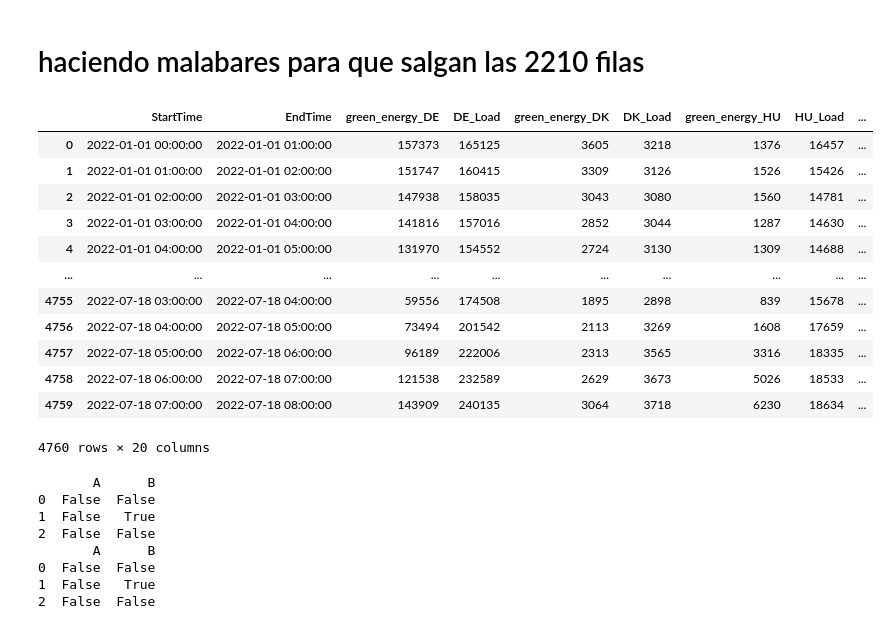
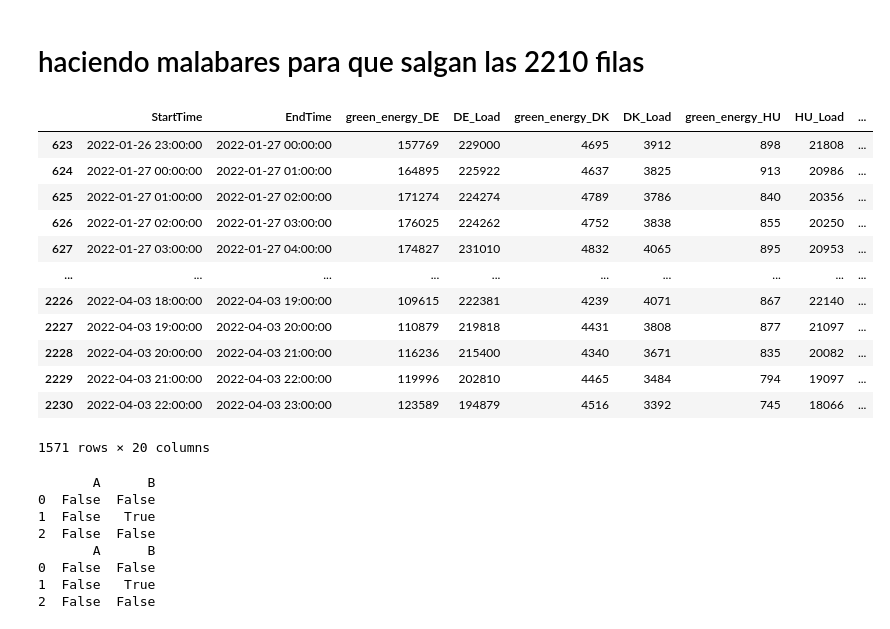
Before and after one commit to arturofredes/SchneiderHackathon_UBEcoFriends, a Jupyter notebook: pruebas.ipynb, the cells around one changed output. Drawn from its saved outputs; the diff is of its cells as text; code cells hidden in the pictures.

```diff
--- a/pruebas.ipynb
+++ b/pruebas.ipynb
@@ -72,26 +72,26 @@ df
 # %%
 folder = r'data\final_data'
 file_name = 'data_def.csv'
 df = pd.read_csv(os.path.join(folder, file_name)) # change your df
 
 df_def_copy = df.copy()
 df_def_copy = df_def_copy.dropna()  # Eliminar filas con nulos
-# df_def_copy = df_def_copy[(df_def_copy != 0).all(axis=1)]  # Eliminar filas con ceros
+df_def_copy = df_def_copy[(df_def_copy != 0).all(axis=1)]  # Eliminar filas con ceros
 df_def_copy
 # %% [output]
 |  | StartTime | EndTime | green_energy_DE | DE_Load | green_energy_DK | DK_Load | green_energy_HU | HU_Load | ... |
-| 0 | 2022-01-01 00:00:00 | 2022-01-01 01:00:00 | 157373 | 165125 | 3605 | 3218 | 1376 | 16457 | ... |
-| 1 | 2022-01-01 01:00:00 | 2022-01-01 02:00:00 | 151747 | 160415 | 3309 | 3126 | 1526 | 15426 | ... |
-| 2 | 2022-01-01 02:00:00 | 2022-01-01 03:00:00 | 147938 | 158035 | 3043 | 3080 | 1560 | 14781 | ... |
-| 3 | 2022-01-01 03:00:00 | 2022-01-01 04:00:00 | 141816 | 157016 | 2852 | 3044 | 1287 | 14630 | ... |
-| 4 | 2022-01-01 04:00:00 | 2022-01-01 05:00:00 | 131970 | 154552 | 2724 | 3130 | 1309 | 14688 | ... |
+| 623 | 2022-01-26 23:00:00 | 2022-01-27 00:00:00 | 157769 | 229000 | 4695 | 3912 | 898 | 21808 | ... |
+| 624 | 2022-01-27 00:00:00 | 2022-01-27 01:00:00 | 164895 | 225922 | 4637 | 3825 | 913 | 20986 | ... |
+| 625 | 2022-01-27 01:00:00 | 2022-01-27 02:00:00 | 171274 | 224274 | 4789 | 3786 | 840 | 20356 | ... |
+| 626 | 2022-01-27 02:00:00 | 2022-01-27 03:00:00 | 176025 | 224262 | 4752 | 3838 | 855 | 20250 | ... |
+| 627 | 2022-01-27 03:00:00 | 2022-01-27 04:00:00 | 174827 | 231010 | 4832 | 4065 | 895 | 20953 | ... |
 | ... | ... | ... | ... | ... | ... | ... | ... | ... | ... |
-| 4755 | 2022-07-18 03:00:00 | 2022-07-18 04:00:00 | 59556 | 174508 | 1895 | 2898 | 839 | 15678 | ... |
-| 4756 | 2022-07-18 04:00:00 | 2022-07-18 05:00:00 | 73494 | 201542 | 2113 | 3269 | 1608 | 17659 | ... |
-| 4757 | 2022-07-18 05:00:00 | 2022-07-18 06:00:00 | 96189 | 222006 | 2313 | 3565 | 3316 | 18335 | ... |
-| 4758 | 2022-07-18 06:00:00 | 2022-07-18 07:00:00 | 121538 | 232589 | 2629 | 3673 | 5026 | 18533 | ... |
-| 4759 | 2022-07-18 07:00:00 | 2022-07-18 08:00:00 | 143909 | 240135 | 3064 | 3718 | 6230 | 18634 | ... |
+| 2226 | 2022-04-03 18:00:00 | 2022-04-03 19:00:00 | 109615 | 222381 | 4239 | 4071 | 867 | 22140 | ... |
+| 2227 | 2022-04-03 19:00:00 | 2022-04-03 20:00:00 | 110879 | 219818 | 4431 | 3808 | 877 | 21097 | ... |
+| 2228 | 2022-04-03 20:00:00 | 2022-04-03 21:00:00 | 116236 | 215400 | 4340 | 3671 | 835 | 20082 | ... |
+| 2229 | 2022-04-03 21:00:00 | 2022-04-03 22:00:00 | 119996 | 202810 | 4465 | 3484 | 794 | 19097 | ... |
+| 2230 | 2022-04-03 22:00:00 | 2022-04-03 23:00:00 | 123589 | 194879 | 4516 | 3392 | 745 | 18066 | ... |
-4760 rows × 20 columns
+1571 rows × 20 columns
 # %%
 # Supongamos que df es tu DataFrame
 import numpy as np
```
Also changed, not shown: parts of 20 cells of this notebook.
